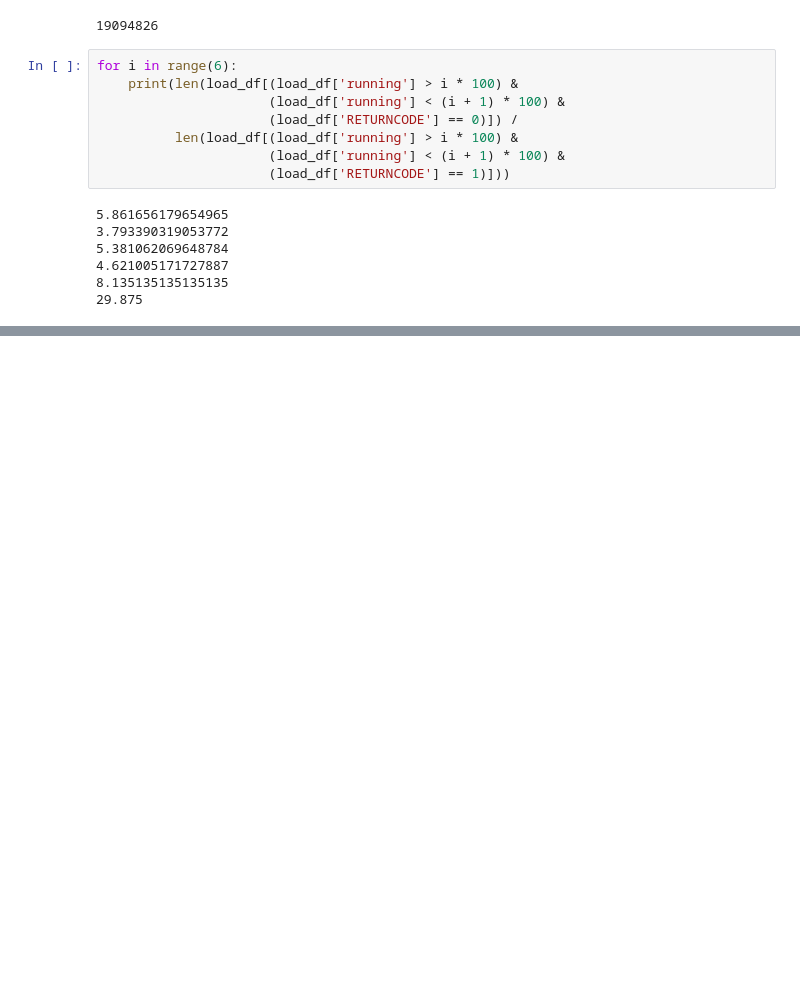
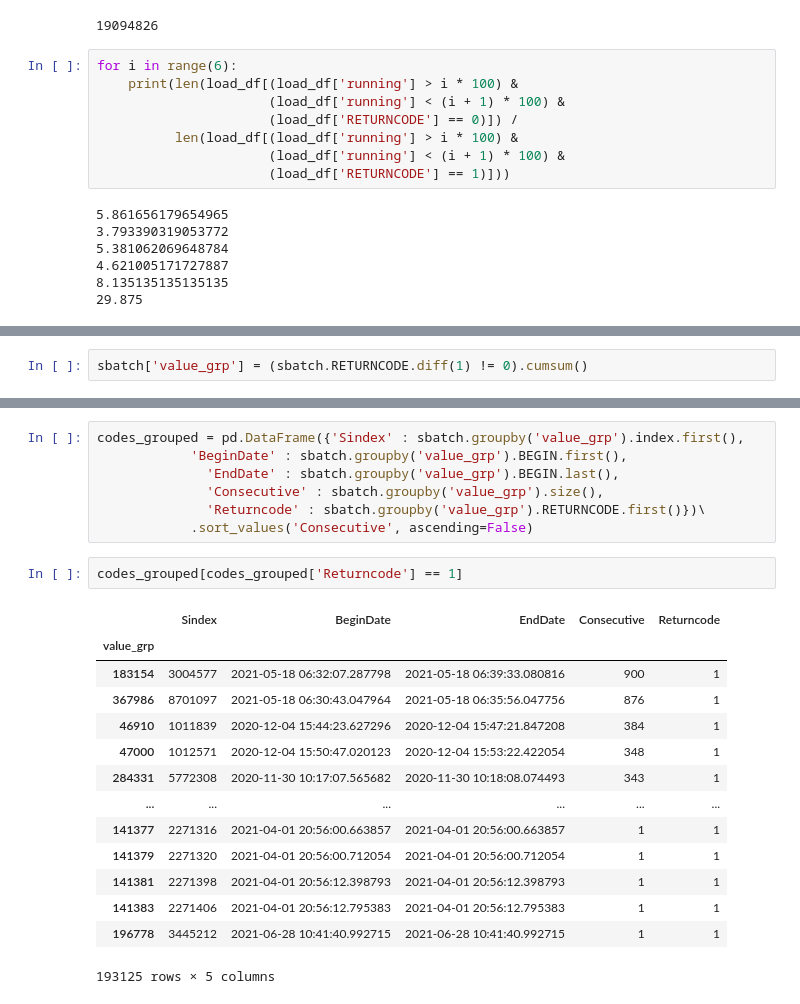
Before and after one commit to VahidehRasekhi/accre-sour_patch, a Jupyter notebook: notebooks/working.ipynb, the cells around one changed output, grey strips where cells are left out. Cells and saved outputs as stored; diff of their text form; blank space fills up the shorter version.

```diff
--- a/notebooks/working.ipynb
+++ b/notebooks/working.ipynb
@@ -144,0 +186,2 @@ error_df = load_df[load_df['RETURNCODE'] == 1]
+# %%
+sbatch['value_grp'] = (sbatch.RETURNCODE.diff(1) != 0).cumsum()
@@ -144,0 +204,24 @@ error_df = load_df[load_df['RETURNCODE'] == 1]
+# %%
+codes_grouped = pd.DataFrame({'Sindex' : sbatch.groupby('value_grp').index.first(),
+            'BeginDate' : sbatch.groupby('value_grp').BEGIN.first(),
+              'EndDate' : sbatch.groupby('value_grp').BEGIN.last(),
+              'Consecutive' : sbatch.groupby('value_grp').size(),
+              'Returncode' : sbatch.groupby('value_grp').RETURNCODE.first()})\
+            .sort_values('Consecutive', ascending=False)
+# %%
+codes_grouped[codes_grouped['Returncode'] == 1]
+# %% [output]
+|  | Sindex | BeginDate | EndDate | Consecutive | Returncode |
+| value_grp |  |  |  |  |  |
+| 183154 | 3004577 | 2021-05-18 06:32:07.287798 | 2021-05-18 06:39:33.080816 | 900 | 1 |
+| 367986 | 8701097 | 2021-05-18 06:30:43.047964 | 2021-05-18 06:35:56.047756 | 876 | 1 |
+| 46910 | 1011839 | 2020-12-04 15:44:23.627296 | 2020-12-04 15:47:21.847208 | 384 | 1 |
+| 47000 | 1012571 | 2020-12-04 15:50:47.020123 | 2020-12-04 15:53:22.422054 | 348 | 1 |
+| 284331 | 5772308 | 2020-11-30 10:17:07.565682 | 2020-11-30 10:18:08.074493 | 343 | 1 |
+| ... | ... | ... | ... | ... | ... |
+| 141377 | 2271316 | 2021-04-01 20:56:00.663857 | 2021-04-01 20:56:00.663857 | 1 | 1 |
+| 141379 | 2271320 | 2021-04-01 20:56:00.712054 | 2021-04-01 20:56:00.712054 | 1 | 1 |
+| 141381 | 2271398 | 2021-04-01 20:56:12.398793 | 2021-04-01 20:56:12.398793 | 1 | 1 |
+| 141383 | 2271406 | 2021-04-01 20:56:12.795383 | 2021-04-01 20:56:12.795383 | 1 | 1 |
+| 196778 | 3445212 | 2021-06-28 10:41:40.992715 | 2021-06-28 10:41:40.992715 | 1 | 1 |
+193125 rows × 5 columns
```
Also changed, not shown: parts of 8 cells of this notebook, 3 other files.
